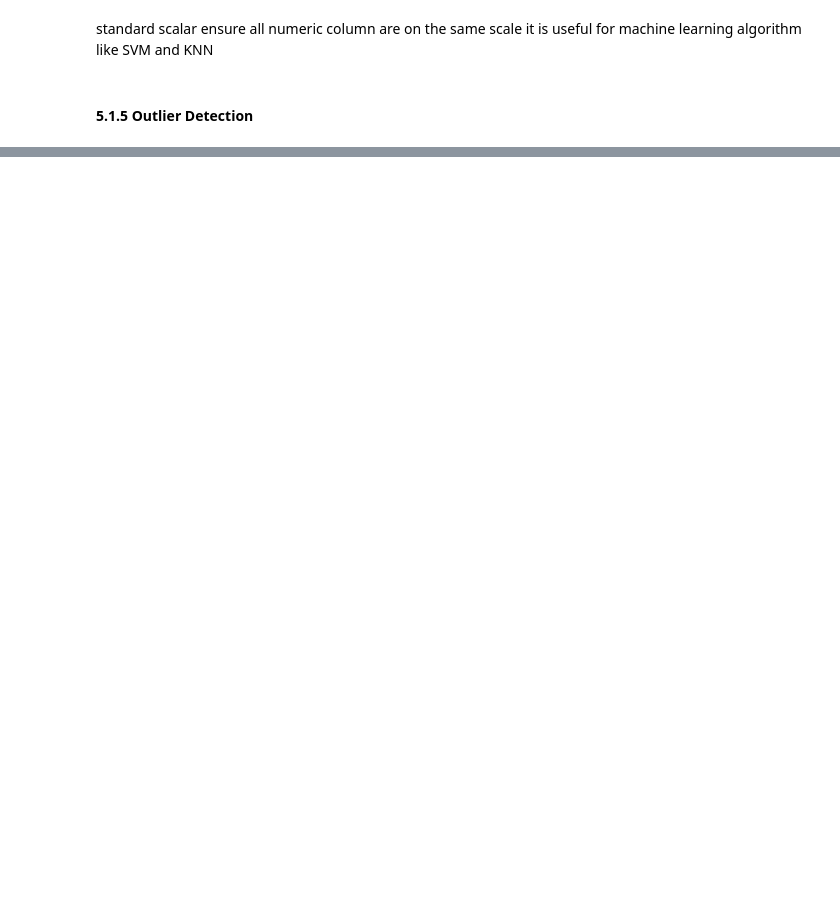
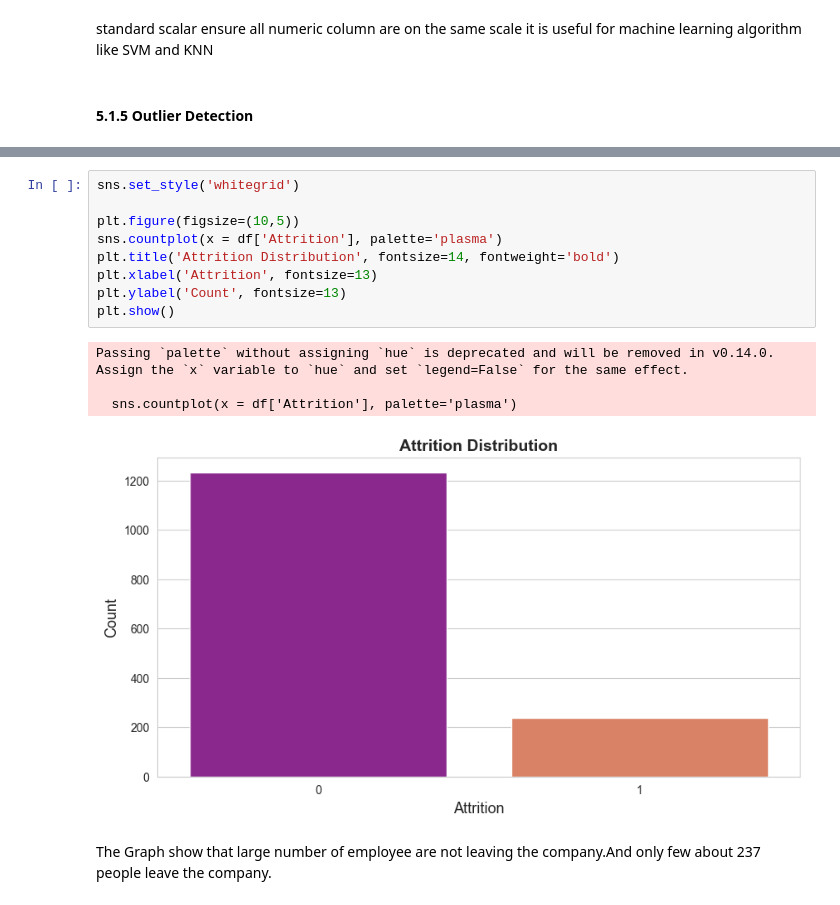
Before and after one commit to nomankhan0347893-web/mentorship-program-devsil, a Jupyter notebook: week_07_project/week_7_pro.ipynb, the cells around one changed output, grey strips where cells are left out. Drawn from its saved outputs; the diff is of its cells as text; blank space fills up the shorter version.

```diff
--- a/week_07_project/week_7_pro.ipynb
+++ b/week_07_project/week_7_pro.ipynb
@@ -401,0 +433,16 @@ plt.show()
+# %%
+sns.set_style('whitegrid')
+
+plt.figure(figsize=(10,5))
+sns.countplot(x = df['Attrition'], palette='plasma')
+plt.title('Attrition Distribution', fontsize=14, fontweight='bold')
+plt.xlabel('Attrition', fontsize=13)
+plt.ylabel('Count', fontsize=13)
+plt.show()
+# %% [output]
+Passing `palette` without assigning `hue` is deprecated and will be removed in v0.14.0. Assign the `x` variable to `hue` and set `legend=False` for the same effect.
+
+  sns.countplot(x = df['Attrition'], palette='plasma')
+[figure, added]
+# %% [markdown]
+The Graph show that large number of employee are not leaving the company.And only few about 237 people leave the company.
```
Also changed, not shown: parts of 37 cells of this notebook, 1 other file.
